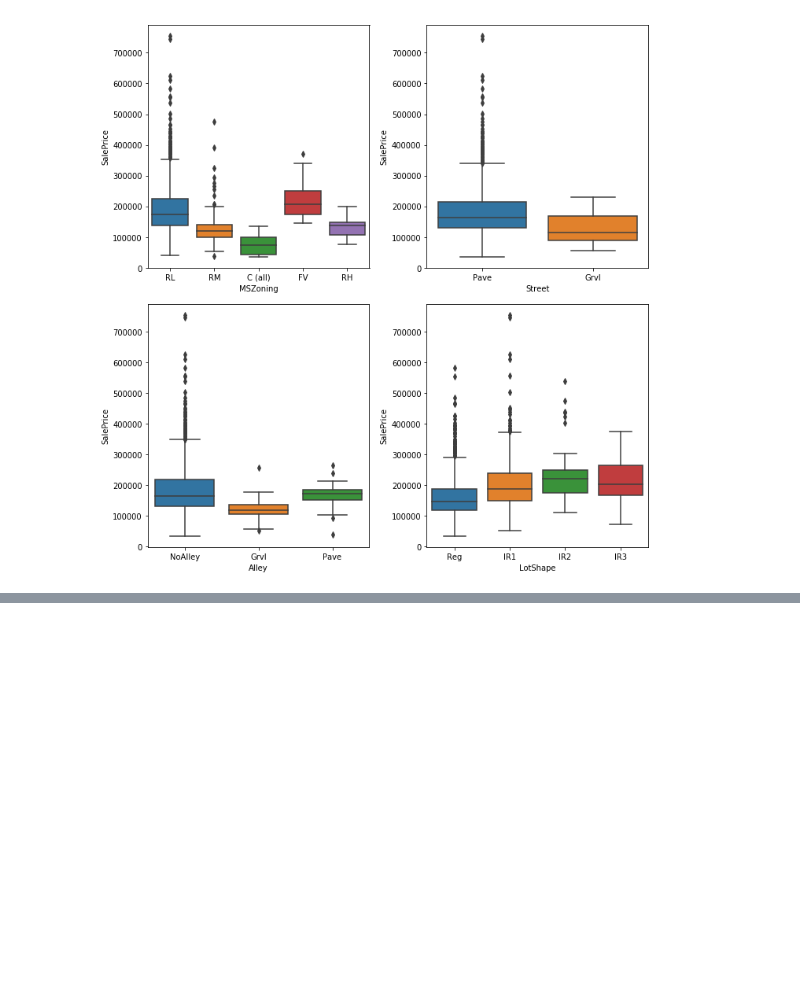
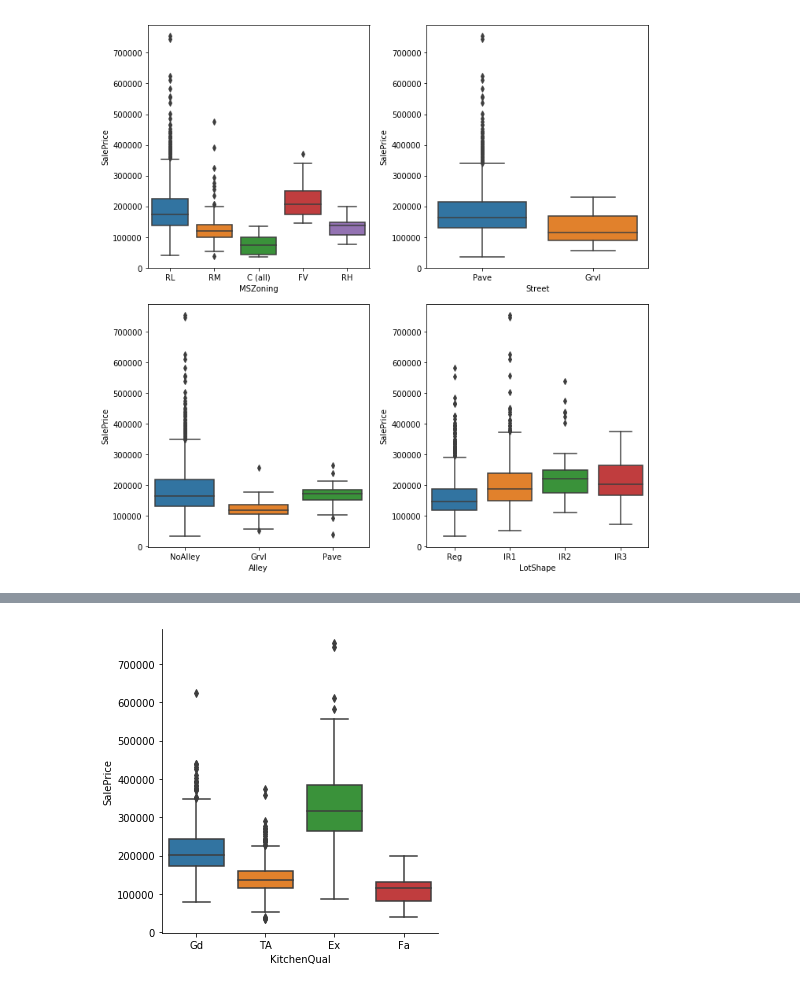
Before and after one commit to Yaohua-Chang/ML-Final-Project, a Jupyter notebook: Tamer/NB Week 1 EDA.ipynb, the cells around one changed output, grey strips where cells are left out. Drawn from its saved outputs; the diff is of its cells as text; code cells hidden in the pictures; blank space fills up the shorter version.

```diff
--- a/Tamer/NB Week 1 EDA.ipynb
+++ b/Tamer/NB Week 1 EDA.ipynb
@@ -249,0 +294,5 @@ Some of the categorical variables can be used to predict the price, I will use f
+# %%
+sns.catplot(x="KitchenQual", y="SalePrice", kind="box", data=data)
+data.KitchenQual = data.KitchenQual.map({"Ex":4,'Gd':3,'TA':2,'Fa':1,'Po':0})
+# %% [output]
+[figure, added]
```
Also changed, not shown: parts of 21 cells of this notebook.
